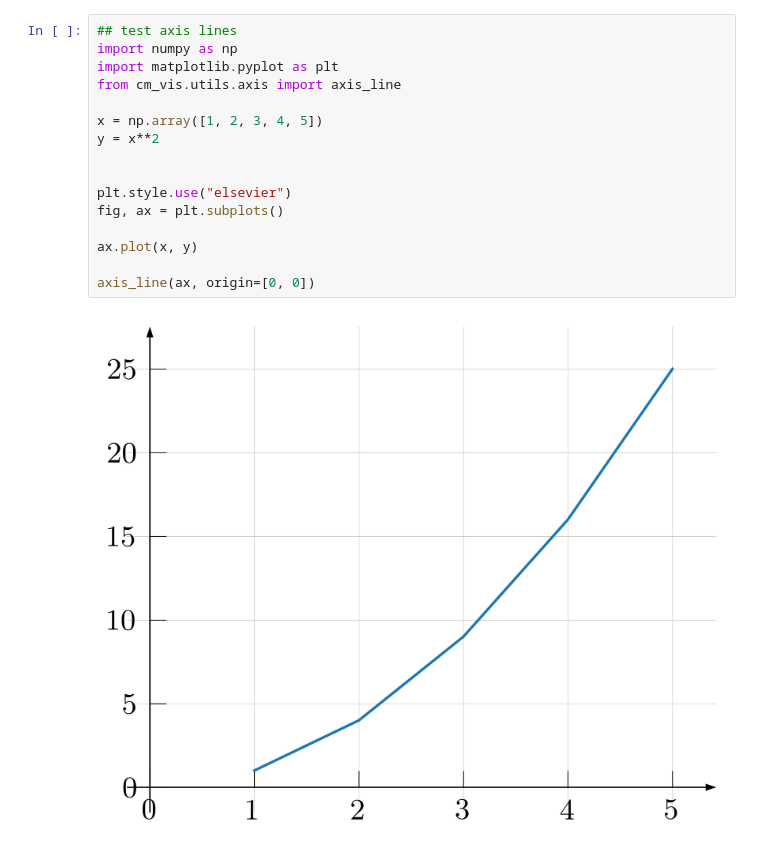
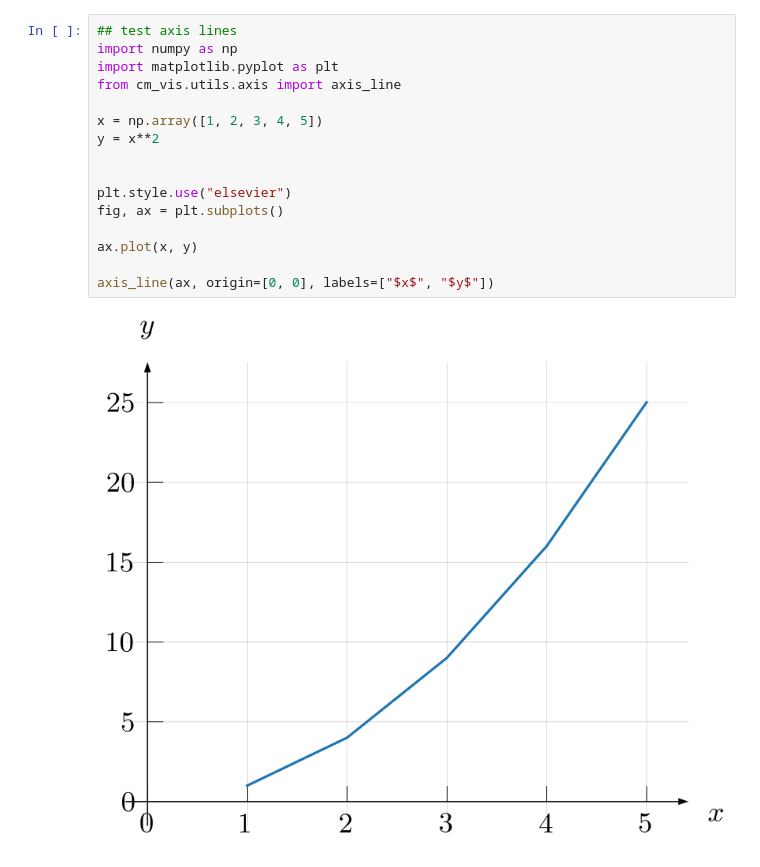
Before and after one commit to lyyc199586/cm-vis, a Jupyter notebook: examples/axis_lines.ipynb, the cells around one changed output. Drawn from its saved outputs; the diff is of its cells as text.

Commit message:
add support for axis labels for

```diff
--- a/examples/axis_lines.ipynb
+++ b/examples/axis_lines.ipynb
@@ -1,21 +1,21 @@
 # %%
 ## test axis lines
 import numpy as np
 import matplotlib.pyplot as plt
 from cm_vis.utils.axis import axis_line
 
 x = np.array([1, 2, 3, 4, 5])
 y = x**2
 
 
 plt.style.use("elsevier")
 fig, ax = plt.subplots()
 
 ax.plot(x, y)
 
-axis_line(ax, origin=[0, 0])
+axis_line(ax, origin=[0, 0], labels=["$x$", "$y$"])
 # %% [output]
-[figure, old version]
+[figure, new version]
 # %%
 ## try another origin
 import numpy as np
```
Also changed, not shown: parts of 1 cell of this notebook, 1 other file.
